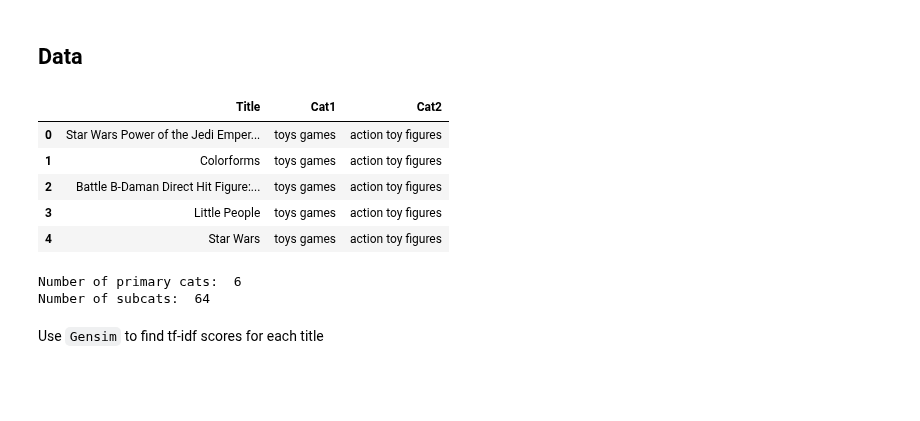
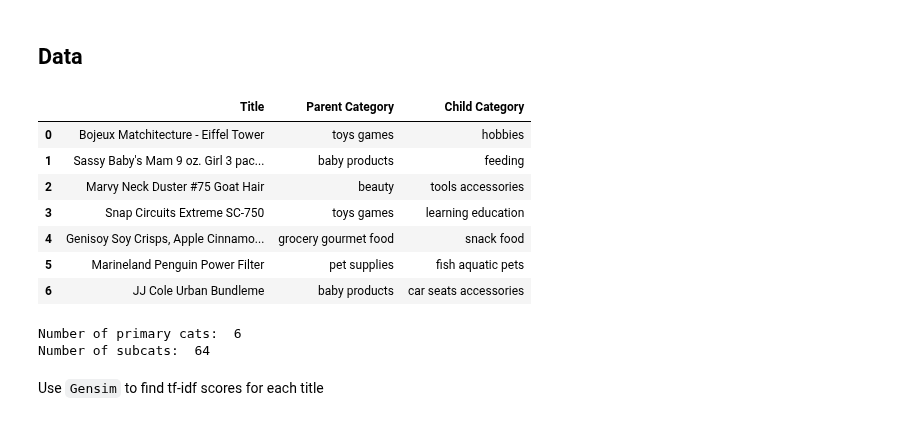
Before and after one commit to jramkiss/jramkiss.github.io, a Jupyter notebook: _posts/notebooks/bayesian_classification_hierarchies.ipynb, the cells around one changed output. Drawn from its saved outputs; the diff is of its cells as text; code cells hidden in the pictures; blank space fills up the shorter version.

```diff
--- a/_posts/notebooks/bayesian_classification_hierarchies.ipynb
+++ b/_posts/notebooks/bayesian_classification_hierarchies.ipynb
@@ -6,6 +6,7 @@ import numpy as np
 import seaborn as sns
 import matplotlib.pyplot as plt
 
+pd.set_option("max_colwidth", 100)
 %config InlineBackend.figure_format = 'retina'
 
 from gensim.corpora import Dictionary
@@ -37,39 +38,42 @@ from sklearn.linear_model import RidgeClassifier
 # %%
 data = pd.read_csv("/Users/jonny/Desktop/Dataset/Amazon Reviews/train_40k.csv").loc[:, ["Title", "Cat1", "Cat2"]]
 data = data[~data.Title.isna()]
 
 small_data = data.groupby('Cat2', group_keys=False).apply(lambda x: x.sample(min(len(x), 300),
                                                                              random_state = 42)).reset_index(drop = True)
-small_data.head()
+small_data.rename(columns = {"Cat1":"Parent Category",
+                             "Cat2":"Child Category"}).sample(2304).reset_index(drop = True).head(7)
 
 # split into train and test:
 X_train, X_test, children_train, children_test = train_test_split(small_data.Title, small_data.Cat2,
                                                     stratify = small_data.Cat2,
                                                     test_size=0.33,
                                                     random_state=42)
 
 test_ind = X_test.index
 train_ind = X_train.index
 
 parent_train = small_data.Cat1[train_ind]
 parent_test = small_data.Cat1[test_ind]
 
 # prob a better way to do this but i too tired
 children_class_list = np.unique(children_train)
 parent_class_list = np.unique(parent_train)
 class_tree = {}
 for c in small_data.Cat2.unique() :
     class_tree[c] = list(small_data.loc[small_data.Cat2 == c, "Cat1"])[0]
 
 print("Number of primary cats: ", len(parent_train.value_counts()))
 print("Number of subcats: ", len(children_test.value_counts()))
 # %% [output]
-|  | Title | Cat1 | Cat2 |
-| 0 | Star Wars Power of the Jedi Emper... | toys games | action toy figures |
-| 1 | Colorforms | toys games | action toy figures |
-| 2 | Battle B-Daman Direct Hit Figure:... | toys games | action toy figures |
-| 3 | Little People | toys games | action toy figures |
-| 4 | Star Wars | toys games | action toy figures |
+|  | Title | Parent Category | Child Category |
+| 0 | Bojeux Matchitecture - Eiffel Tower | toys games | hobbies |
+| 1 | Sassy Baby's Mam 9 oz. Girl 3 pac... | baby products | feeding |
+| 2 | Marvy Neck Duster #75 Goat Hair | beauty | tools accessories |
+| 3 | Snap Circuits Extreme SC-750 | toys games | learning education |
+| 4 | Genisoy Soy Crisps, Apple Cinnamo... | grocery gourmet food | snack food |
+| 5 | Marineland Penguin Power Filter | pet supplies | fish aquatic pets |
+| 6 | JJ Cole Urban Bundleme | baby products | car seats accessories |
 Number of primary cats:  6
 Number of subcats:  64
 # %% [markdown]
```
Also changed, not shown: 2 other files.
